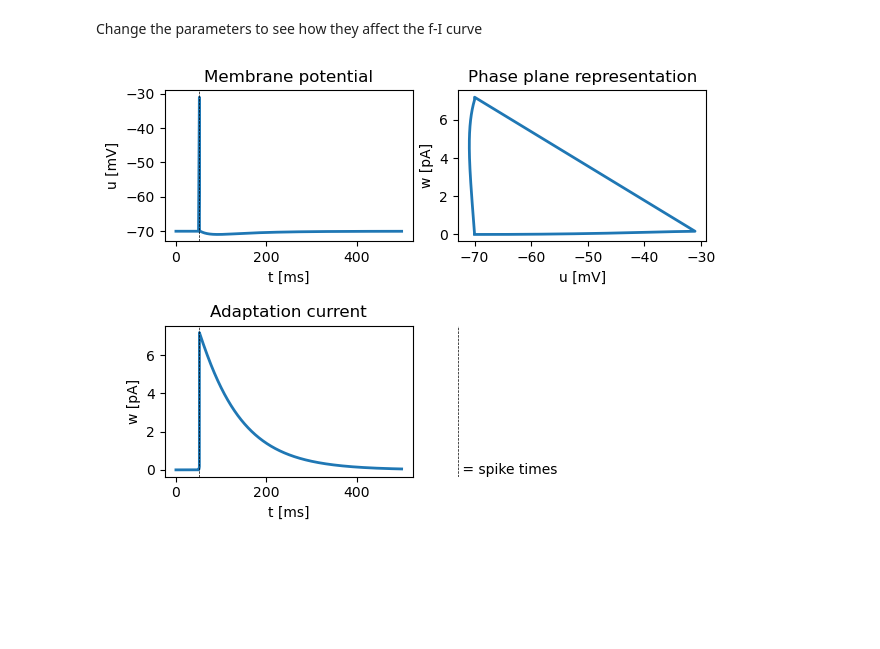
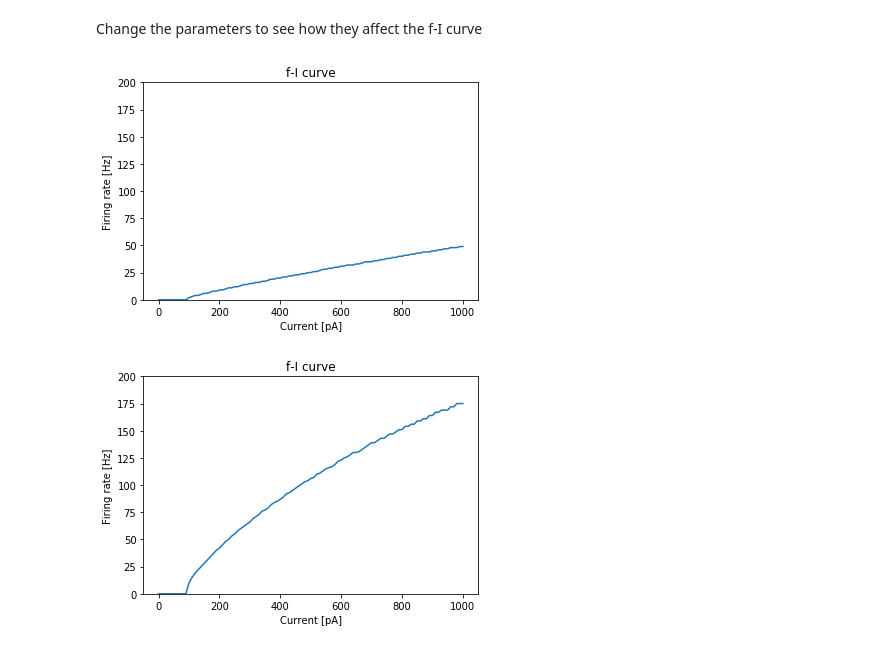
Before and after one commit to VisualNeuroscience-UH/CxSystem2, a Jupyter notebook: cxsystem2/neurodynlib/tutorial/01_basic_use.ipynb, the cells around one changed output. Drawn from its saved outputs; the diff is of its cells as text; code cells hidden in the pictures; blank space fills up the shorter version.

```diff
--- a/cxsystem2/neurodynlib/tutorial/01_basic_use.ipynb
+++ b/cxsystem2/neurodynlib/tutorial/01_basic_use.ipynb
@@ -92,4 +89,10 @@ statemon, spikemon = x.simulate_neuron(I_stim=input, simulation_time=500*ms)
-# %%
-x.plot_states(statemon, spikemon)
-# %% [output]
-[figure, removed]
+# %%
+x.set_neuron_parameters(C=500*pF)
+x.plot_fi_curve(max_rate=max_rate)
+# %% [output]
+[figure, added]
+# %%
+x.set_neuron_parameters(C=100*pF, g_leak=20*nS)
+x.plot_fi_curve(max_rate=max_rate)
+# %% [output]
+[figure, added]
```
Also changed, not shown: parts of 14 cells of this notebook.
